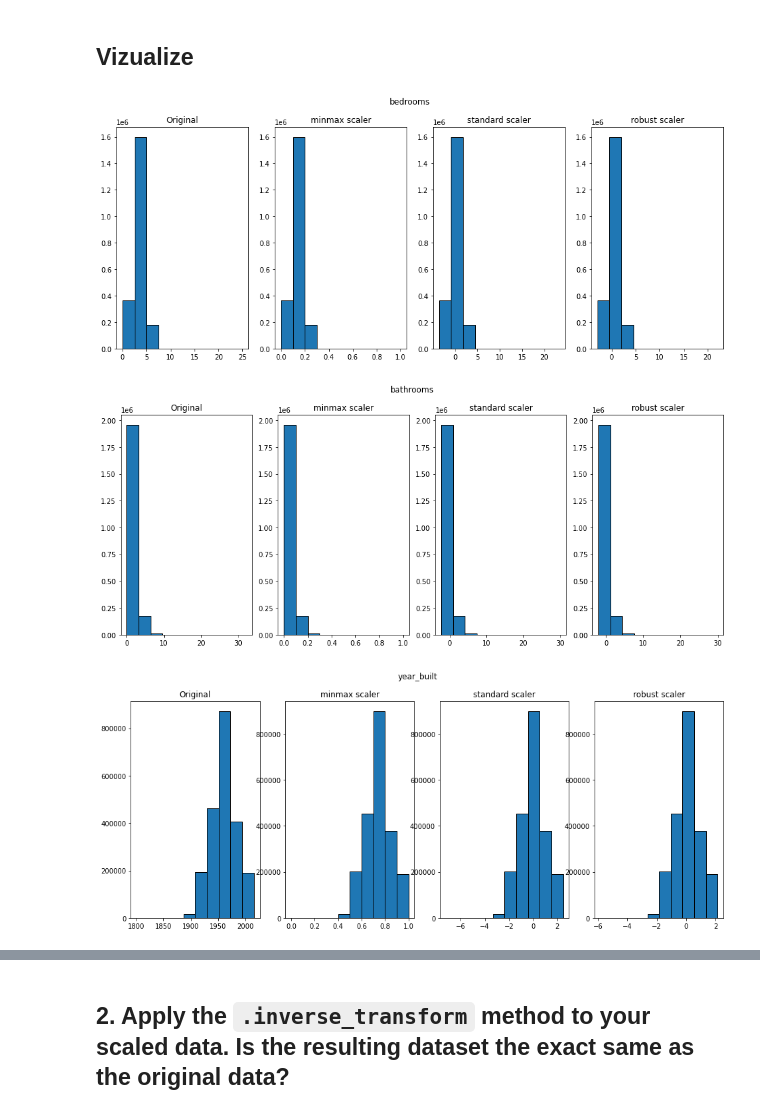
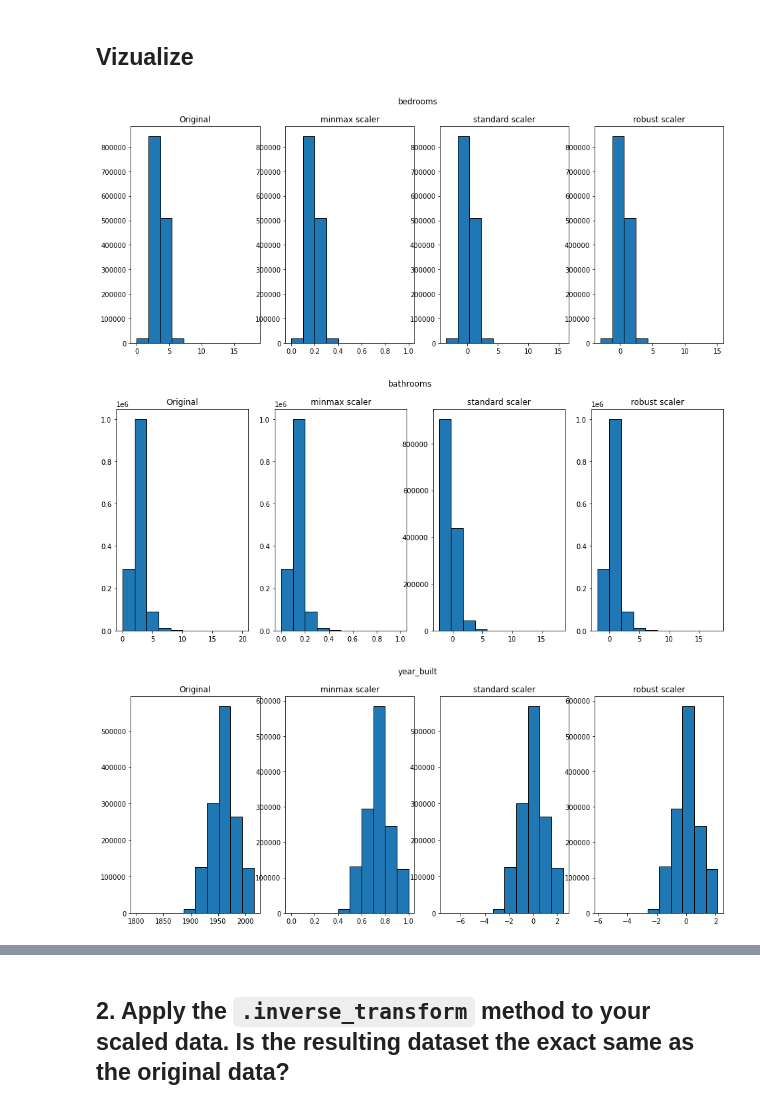
Before and after one commit to markydoug/regression-exercises, a Jupyter notebook: scaling.ipynb, the cells around one changed output, grey strips where cells are left out. Cells and saved outputs as stored; diff of their text form; code cells hidden in the pictures.

```diff
--- a/scaling.ipynb
+++ b/scaling.ipynb
@@ -27,3 +27,5 @@ zillow.head()
+# %%
+train, validate, test = w.train_validate_test_split(zillow)
 # %% [markdown]
 ## 1.Apply the scalers we talked about in this lesson to your data and visualize the results for the unscaled and scaled distribution .
 # %%
@@ -34,33 +34,35 @@ zillow_scaled = zillow.copy()
+# %%
+train_scaled = train.copy()
 # %%
 minmax_scaler = pre.MinMaxScaler()
-zillow_scaled[['bedrooms_minmax','bathrooms_minmax', 'year_built_minmax']] = minmax_scaler.fit_transform(zillow[normal_cols])
+train_scaled[['bedrooms_minmax','bathrooms_minmax', 'year_built_minmax']] = minmax_scaler.fit_transform(train[normal_cols])
 
 standard_scaler = pre.StandardScaler()
-zillow_scaled[['bedrooms_standard','bathrooms_standard', 'year_built_standard']] = standard_scaler.fit_transform(zillow[normal_cols])
+train_scaled[['bedrooms_standard','bathrooms_standard', 'year_built_standard']] = standard_scaler.fit_transform(train[normal_cols])
 
 robust_scaler = pre.RobustScaler()
-zillow_scaled[['bedrooms_robust','bathrooms_robust', 'year_built_robust']] = robust_scaler.fit_transform(zillow[normal_cols])
+train_scaled[['bedrooms_robust','bathrooms_robust', 'year_built_robust']] = robust_scaler.fit_transform(train[normal_cols])
 # %% [markdown]
 ## Vizualize
 # %%
 for col in normal_cols:
     fig, (ax1, ax2, ax3, ax4) = plt.subplots(1,4, figsize=(16,6))
     fig.suptitle(f'{col}')
-    ax1.hist(zillow_scaled[col], ec='black')
+    ax1.hist(train_scaled[col], ec='black')
     ax1.set_title('Original')
 
-    ax2.hist(zillow_scaled[f'{col}_minmax'], ec='black')
+    ax2.hist(train_scaled[f'{col}_minmax'], ec='black')
     ax2.set_title('minmax scaler')
 
-    ax3.hist(zillow_scaled[f'{col}_standard'], ec='black')
+    ax3.hist(train_scaled[f'{col}_standard'], ec='black')
     ax3.set_title('standard scaler')
 
-    ax4.hist(zillow_scaled[f'{col}_robust'], ec='black')
+    ax4.hist(train_scaled[f'{col}_robust'], ec='black')
     ax4.set_title('robust scaler')
 # %% [output]
-[figure, old version]
+[figure, new version]
-[figure, old version]
+[figure, new version]
-[figure, old version]
+[figure, new version]
 # %%
 for col in log_cols:
     fig, (ax1, ax2) = plt.subplots(1,2, figsize=(16,6))
```
Also changed, not shown: parts of 21 cells of this notebook, 1 other file.
